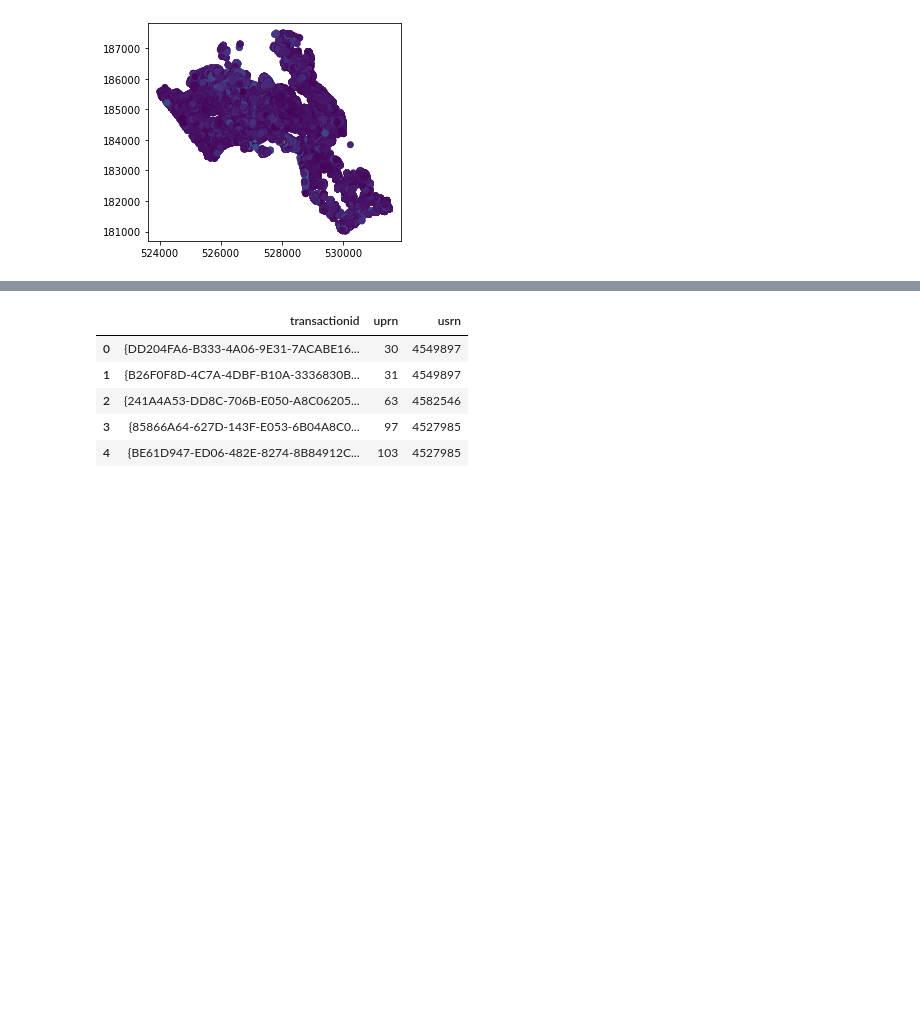
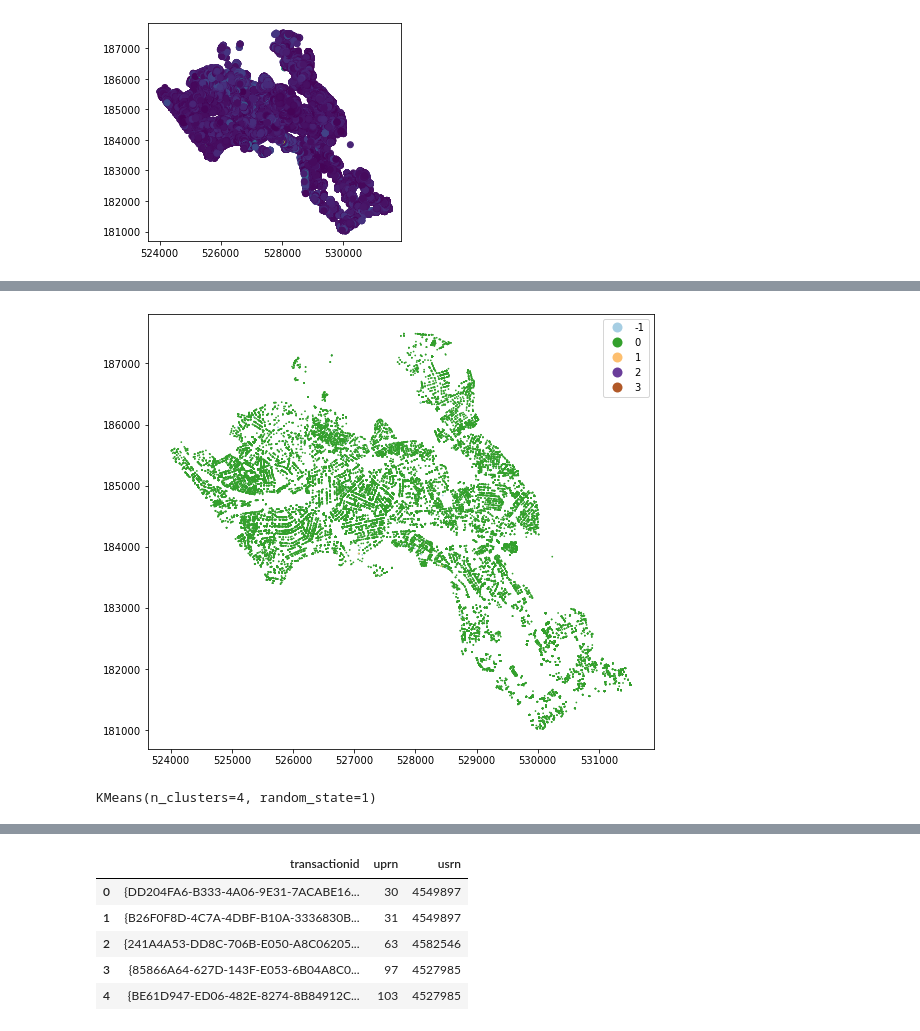
Before and after one commit to MHathorn/DSSS_Assessment, a Jupyter notebook: Real_Assessment.ipynb, the cells around one changed output, grey strips where cells are left out. Saved outputs shown, nothing was run; the diff lists cells and outputs as text; code cells hidden in the pictures; blank space fills up the shorter version.

```diff
--- a/Real_Assessment.ipynb
+++ b/Real_Assessment.ipynb
@@ -226,0 +289,4 @@ camden_merge.plot(column = 'priceper')
+# %%
+def mapping_clusters(labels_cluster):
+    camden_merge['cluster_nm'] = labels_cluster
+    camden_merge.plot(column='cluster_nm', categorical=True, legend=True, figsize=(12,8), cmap='Paired', markersize = 0.5);
@@ -226,0 +317,12 @@ camden_merge.plot(column = 'priceper')
+# %%
+minPts = 5 # we set minPts as normed.shape[1] + 1
+epsilon = 0.2
+dbsc = DBSCAN(eps=epsilon, min_samples=minPts)
+dbsc.fit(normed)
+
+# We now have our DBSCAN object created, and we can extract the groups it has identified. We do this using the `.labels_` method.
+cluster_nm = dbsc.labels_
+
+mapping_clusters(cluster_nm)
+# %% [output]
+[figure, added]
@@ -226,0 +331,7 @@ camden_merge.plot(column = 'priceper')
+# %%
+k_cluster = 4
+random_seed = 1
+kmeans_method = KMeans(n_clusters=k_cluster,random_state=random_seed)
+kmeans_method.fit(normed)
+# %% [output]
+KMeans(n_clusters=4, random_state=1)
```
Also changed, not shown: parts of 28 cells of this notebook, 1 other file.
